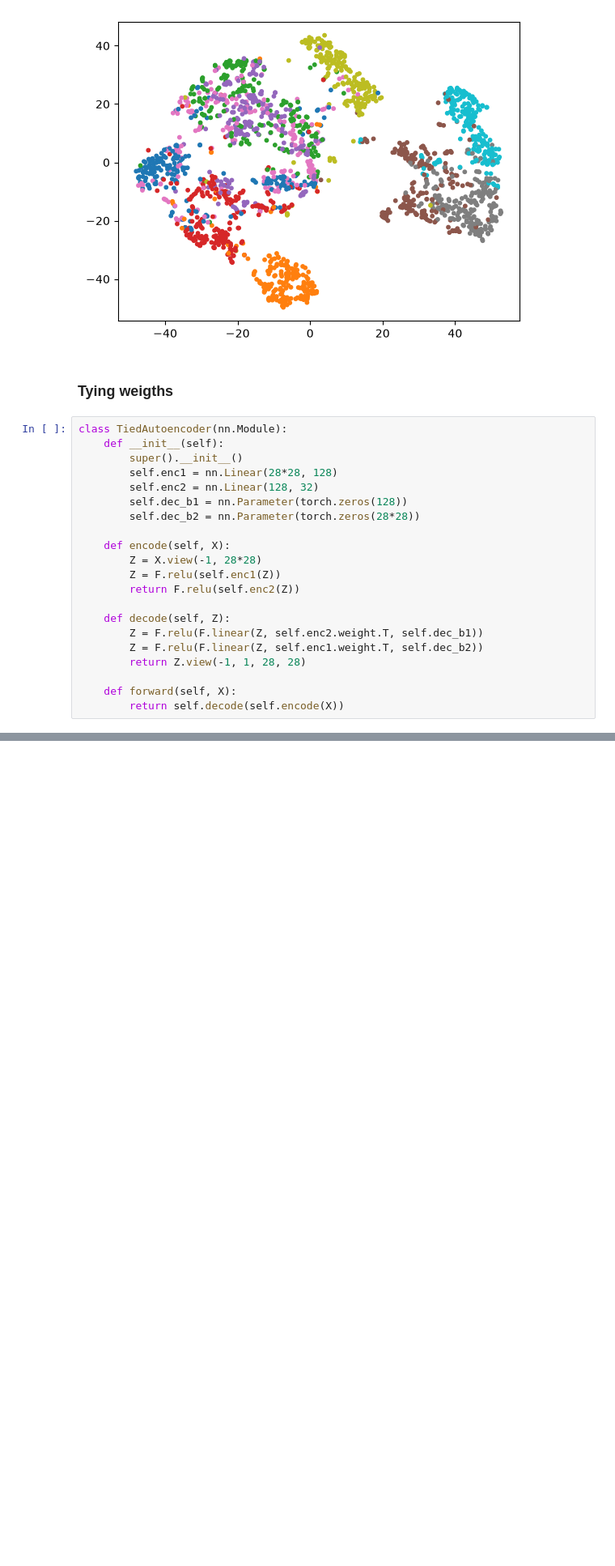
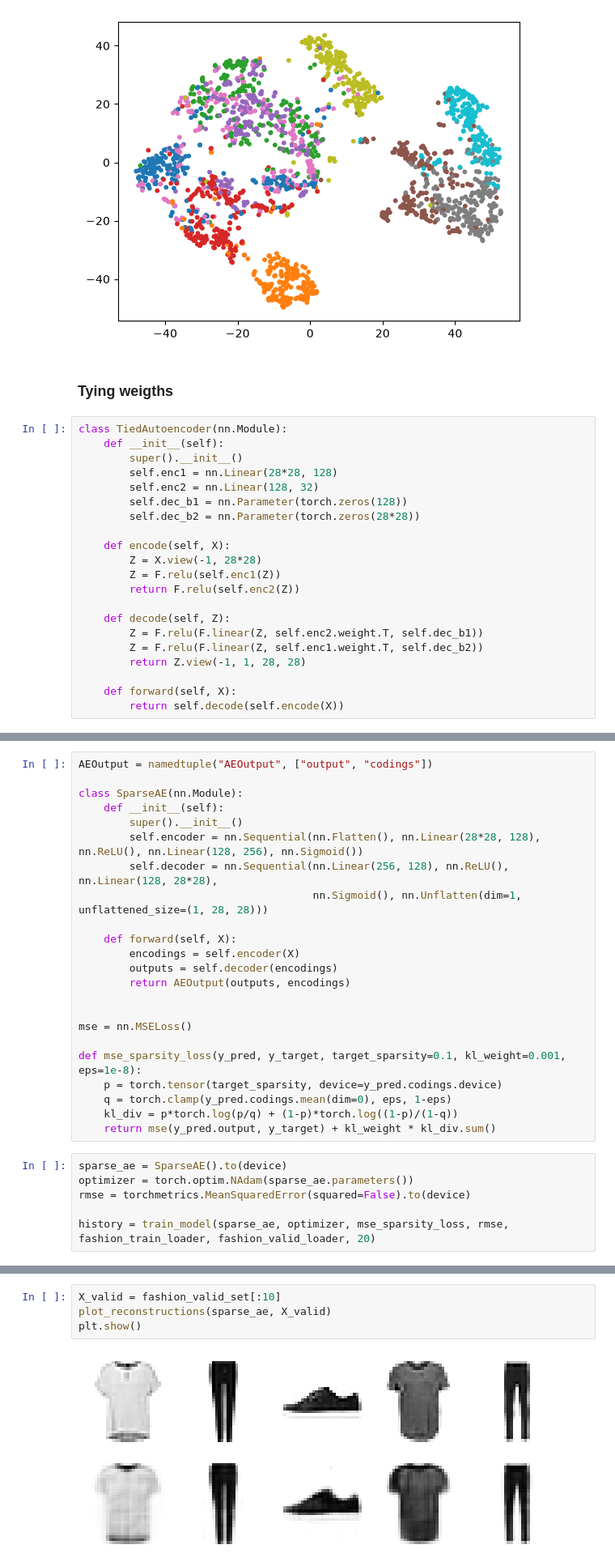
Before and after one commit to DamtanX/My_PyTorch_Scikit-learn_studies, a Jupyter notebook: ch18/ch18.ipynb, the cells around one changed output, grey strips where cells are left out. Shown at 81% size. Drawn from its saved outputs; the diff is of its cells as text; blank space fills up the shorter version.

```diff
--- a/ch18/ch18.ipynb
+++ b/ch18/ch18.ipynb
@@ -246,0 +276,29 @@ class TiedAutoencoder(nn.Module):
+# %%
+AEOutput = namedtuple("AEOutput", ["output", "codings"])
+
+class SparseAE(nn.Module):
+    def __init__(self):
+        super().__init__()
+        self.encoder = nn.Sequential(nn.Flatten(), nn.Linear(28*28, 128), nn.ReLU(), nn.Linear(128, 256), nn.Sigmoid())
+        self.decoder = nn.Sequential(nn.Linear(256, 128), nn.ReLU(), nn.Linear(128, 28*28),
+                                     nn.Sigmoid(), nn.Unflatten(dim=1, unflattened_size=(1, 28, 28)))
+
+    def forward(self, X):
+        encodings = self.encoder(X)
+        outputs = self.decoder(encodings)
+        return AEOutput(outputs, encodings)
+
+
+mse = nn.MSELoss()
+
+def mse_sparsity_loss(y_pred, y_target, target_sparsity=0.1, kl_weight=0.001, eps=1e-8):
+    p = torch.tensor(target_sparsity, device=y_pred.codings.device)
+    q = torch.clamp(y_pred.codings.mean(dim=0), eps, 1-eps)
+    kl_div = p*torch.log(p/q) + (1-p)*torch.log((1-p)/(1-q))
+    return mse(y_pred.output, y_target) + kl_weight * kl_div.sum()
+# %%
+sparse_ae = SparseAE().to(device)
+optimizer = torch.optim.NAdam(sparse_ae.parameters())
+rmse = torchmetrics.MeanSquaredError(squared=False).to(device)
+
+history = train_model(sparse_ae, optimizer, mse_sparsity_loss, rmse, fashion_train_loader, fashion_valid_loader, 20)
@@ -246,0 +326,6 @@ class TiedAutoencoder(nn.Module):
+# %%
+X_valid = fashion_valid_set[:10]
+plot_reconstructions(sparse_ae, X_valid)
+plt.show()
+# %% [output]
+[figure, added]
```
Also changed, not shown: parts of 9 cells of this notebook.
